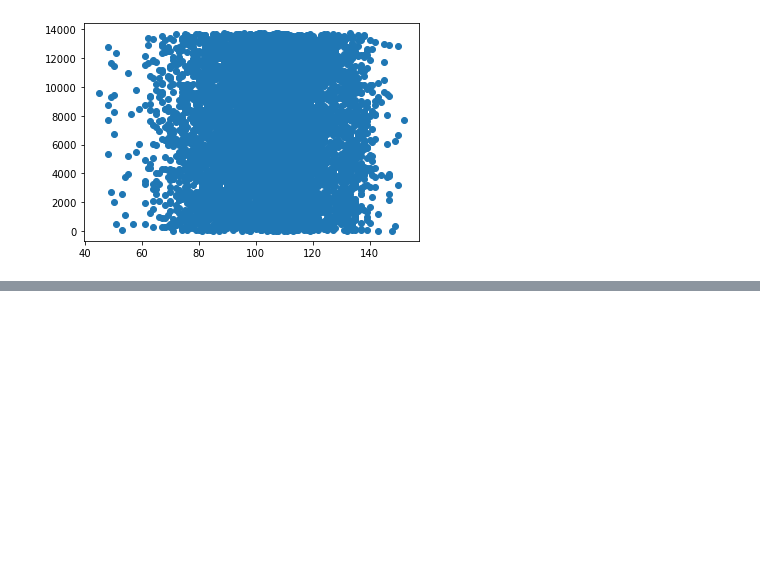
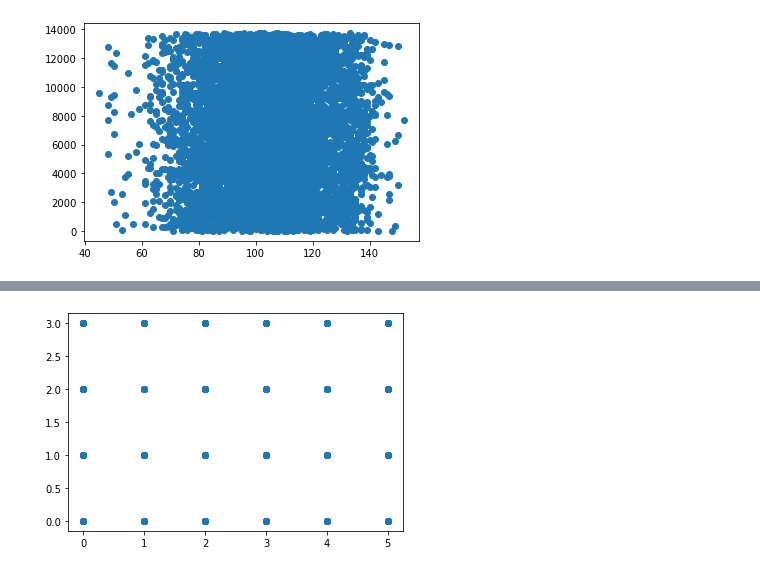
Before and after one commit to phillipSloan/applied-data-science, a Jupyter notebook: personal-notebooks/data-exploration-phillip.ipynb, the cells around one changed output, grey strips where cells are left out. Saved outputs shown, nothing was run; the diff lists cells and outputs as text; code cells hidden in the pictures; blank space fills up the shorter version.

```diff
--- a/personal-notebooks/data-exploration-phillip.ipynb
+++ b/personal-notebooks/data-exploration-phillip.ipynb
@@ -128,0 +233,6 @@ plt.show()
+# %%
+y = df['read_week']
+plt.scatter(x,y)
+plt.show()
+# %% [output]
+[figure, added]
```
Also changed, not shown: parts of 12 cells of this notebook.
